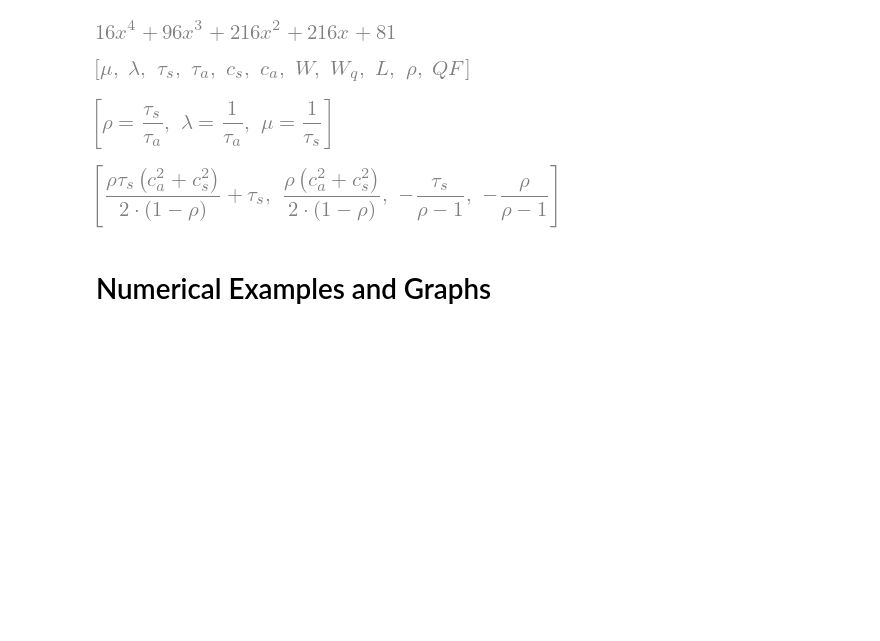
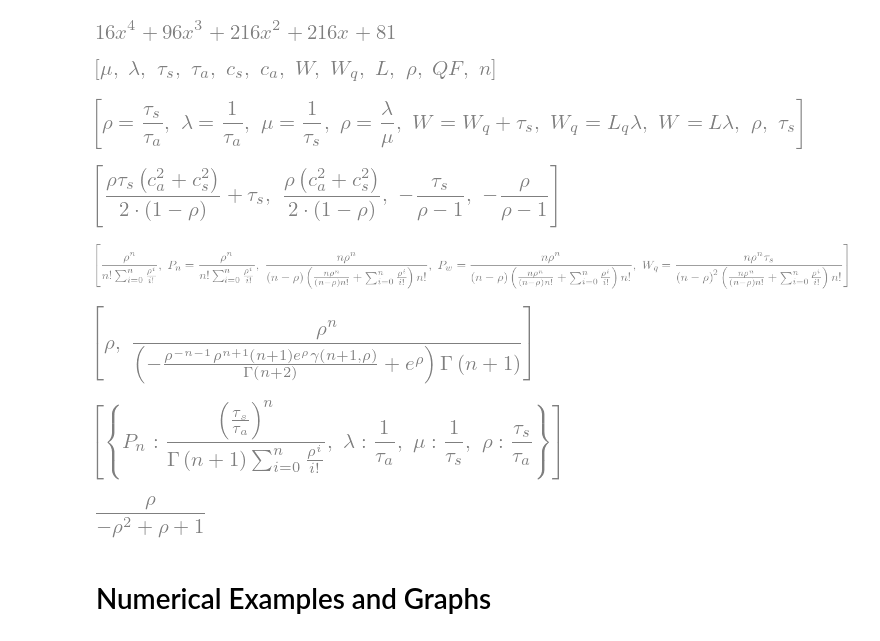
Before and after one commit to jmpicnic/jupyter-notebooks, a Jupyter notebook: queueing.ipynb, the cells around one changed output. Cells and saved outputs as stored; diff of their text form; code cells hidden in the pictures; blank space fills up the shorter version.

Commit message:
Added Erlang B & C formulas

```diff
--- a/queueing.ipynb
+++ b/queueing.ipynb
@@ -46,30 +55,44 @@ polynomial.expand()
 [figure]
 # %%
 ## Symbol Declararions
+n = sympy.Symbol('n')
 tau_s = sympy.Symbol('tau_s')
 tau_a = sympy.Symbol('tau_a')
 c_s = sympy.Symbol('c_s')
 c_a = sympy.Symbol('c_a')
 
 mu = sympy.Symbol('mu')
 s_lambda = sympy.Symbol('lambda')
 rho = sympy.Symbol('rho')
 
 W = sympy.Symbol('W')
 W_q = sympy.Symbol('W_q')
+L_q = sympy.Symbol('L_q')
 L = sympy.Symbol('L')
 QF = sympy.Symbol('QF')
 
-[mu, s_lambda, tau_s, tau_a, c_s, c_a, W, W_q, L, rho, QF]
+[mu, s_lambda, tau_s, tau_a, c_s, c_a, W, W_q, L, rho, QF, n]
 # %% [output]
-[figure, old version]
+[figure, new version]
-# %%
-## Basic Relationships
-utilization = sympy.Eq(rho, tau_s / tau_a)
-arrival_rate = sympy.Eq(s_lambda, 1 / tau_a)
-processing_rate = sympy.Eq(mu, 1 / tau_s)
-
-[utilization, arrival_rate, processing_rate]
-# %% [output]
-[figure, removed]
+# %%
+## Basic Relationships
+utilization_eq = sympy.Eq(rho, tau_s / tau_a)
+arrival_rate_eq = sympy.Eq(s_lambda, 1 / tau_a)
+processing_rate_eq = sympy.Eq(mu, 1 / tau_s)
+rho_eq = sympy.Eq(rho, s_lambda/mu)
+W_eq = sympy.Eq(W, W_q + tau_s)
+
+## Little's Law
+littles_q_eq = sympy.Eq(W_q, L_q * s_lambda)
+littles_eq = sympy.Eq(W, L * s_lambda)
+
+
+## Erlang relationships
+
+erlang_h = tau_s
+erlang_E = rho
+
+[utilization_eq, arrival_rate_eq, processing_rate_eq, rho_eq, W_eq, littles_q_eq, littles_eq, erlang_E, erlang_h]
+# %% [output]
+[figure, added]
 # %%
@@ -82,6 +106,46 @@ QF_mm1 = sympy.simplify((W_mm1-tau_s)/tau_s)
 [W_gg1, QF_gg1, W_mm1, QF_mm1]
 # %% [output]
 [figure]
+# %%
+## Erlang Definitions
+
+i = sympy.Symbol("i")
+
+erlang_sum = sympy.Sum(erlang_E**i/sympy.factorial(i),(i,0,n))
+
+B_E_n = erlang_E**n/(sympy.factorial(n)*erlang_sum)
+
+P_n = B_E_n
+
+P_n_symbol = sympy.Symbol('P_n')
+P_n_eq = sympy.Eq(P_n_symbol, P_n)
+
+P_w_term = (erlang_E**n/sympy.factorial(n))*(n/(n-erlang_E))
+
+P_w = P_w_term/(erlang_sum+P_w_term)
+P_w_symbol = sympy.Symbol("P_w")
+P_w_eq = sympy.Eq(P_w_symbol, P_w)
+
+erlang_W_q_eq = sympy.Eq(W_q, tau_s*P_w/(n-erlang_E))
+
+[P_n, P_n_eq, P_w, P_w_eq, erlang_W_q_eq]
+# %% [output]
+[figure, added]
+# %%
+[erlang_E.simplify(), P_n.simplify()]
+# %% [output]
+[figure, added]
+# %%
+solutions = sympy.solve([P_n_eq, rho_eq, arrival_rate_eq, processing_rate_eq], [P_n_symbol, rho, s_lambda, mu], dict=True)
+
+solutions
+# %% [output]
+[figure, added]
+# %%
+## Wait time when large number of servers
+P_w.subs(n, 1).simplify().simplify()
+# %% [output]
+[figure, added]
 # %% [markdown]
 # Numerical Examples and Graphs
 # %% [markdown]
```
Also changed, not shown: parts of 2 cells of this notebook.
